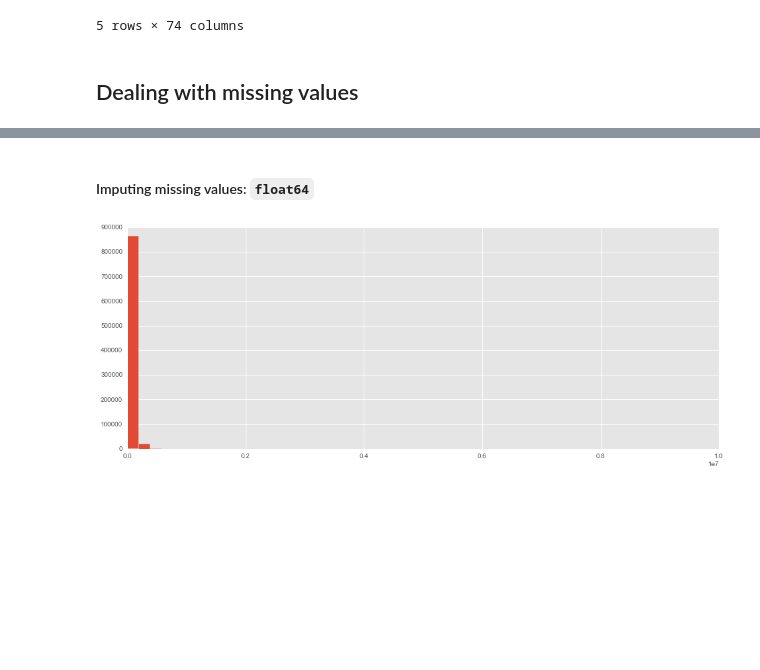
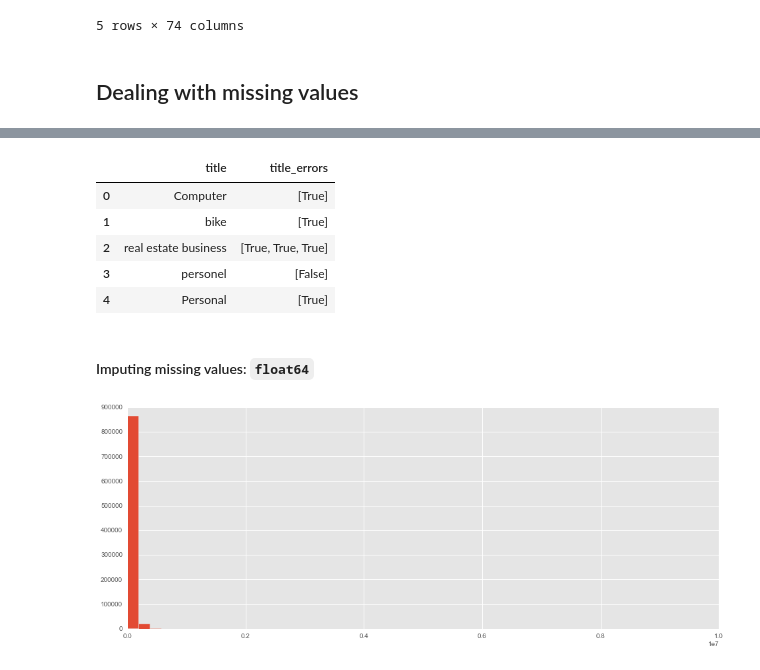
Before and after one commit to QuinnLee/cs109a-Project, a Jupyter notebook: notebooks/4-aa-feature-engineering.ipynb, the cells around one changed output, grey strips where cells are left out. Cells and saved outputs as stored; diff of their text form; code cells hidden in the pictures; blank space fills up the shorter version.

```diff
--- a/notebooks/4-aa-feature-engineering.ipynb
+++ b/notebooks/4-aa-feature-engineering.ipynb
@@ -122,3 +109,12 @@ ValueError: to assemble mappings requires at least that [year, month, day] be sp
+# %%
+df[['title', 'title_errors']].head()
+# %% [output]
+|  | title | title_errors |
+| 0 | Computer | [True] |
+| 1 | bike | [True] |
+| 2 | real estate business | [True, True, True] |
+| 3 | personel | [False] |
+| 4 | Personal | [True] |
 # %% [markdown]
 #### Imputing missing values: `float64`
 # %%
```
Also changed, not shown: parts of 13 cells of this notebook, 2 other files.
